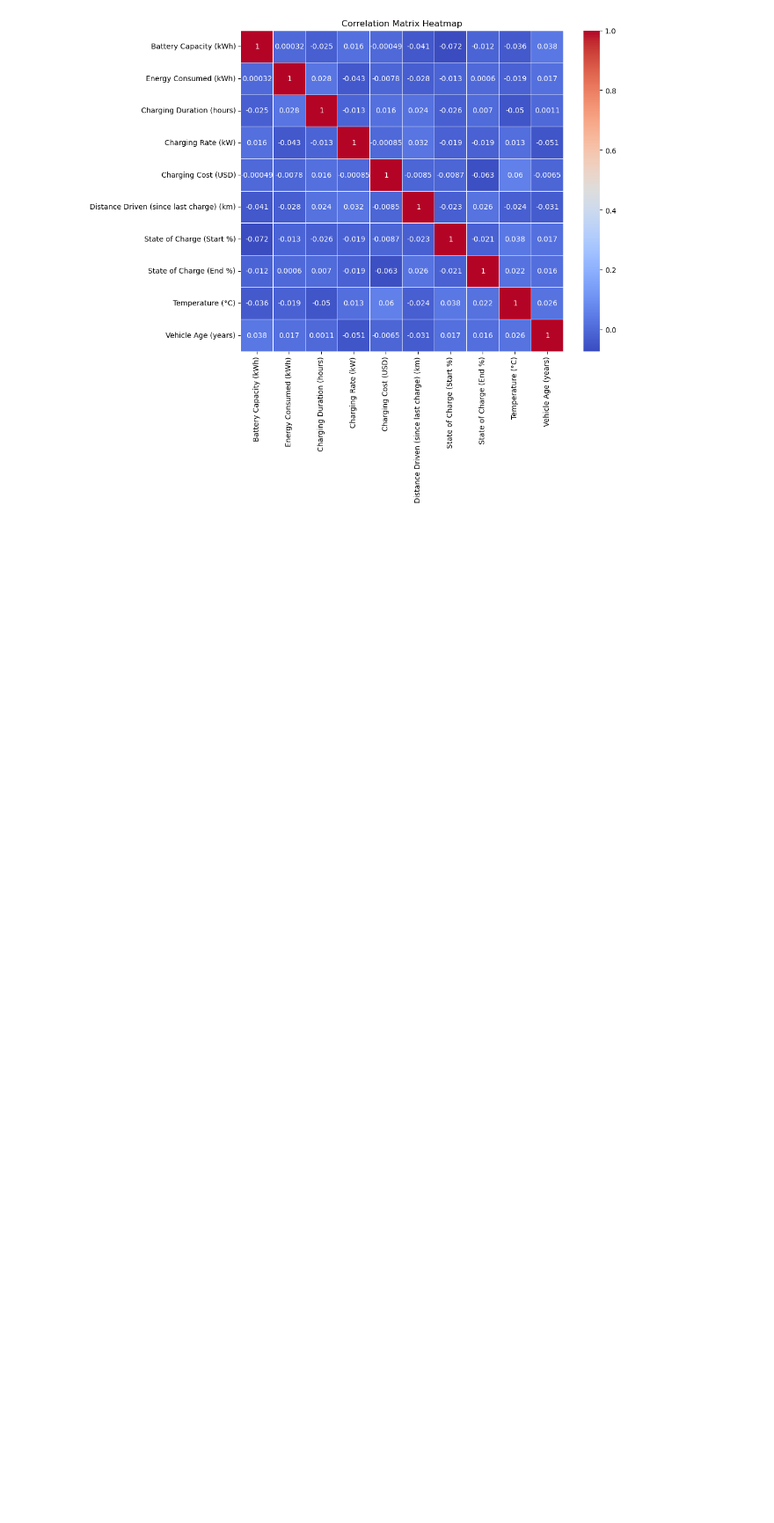
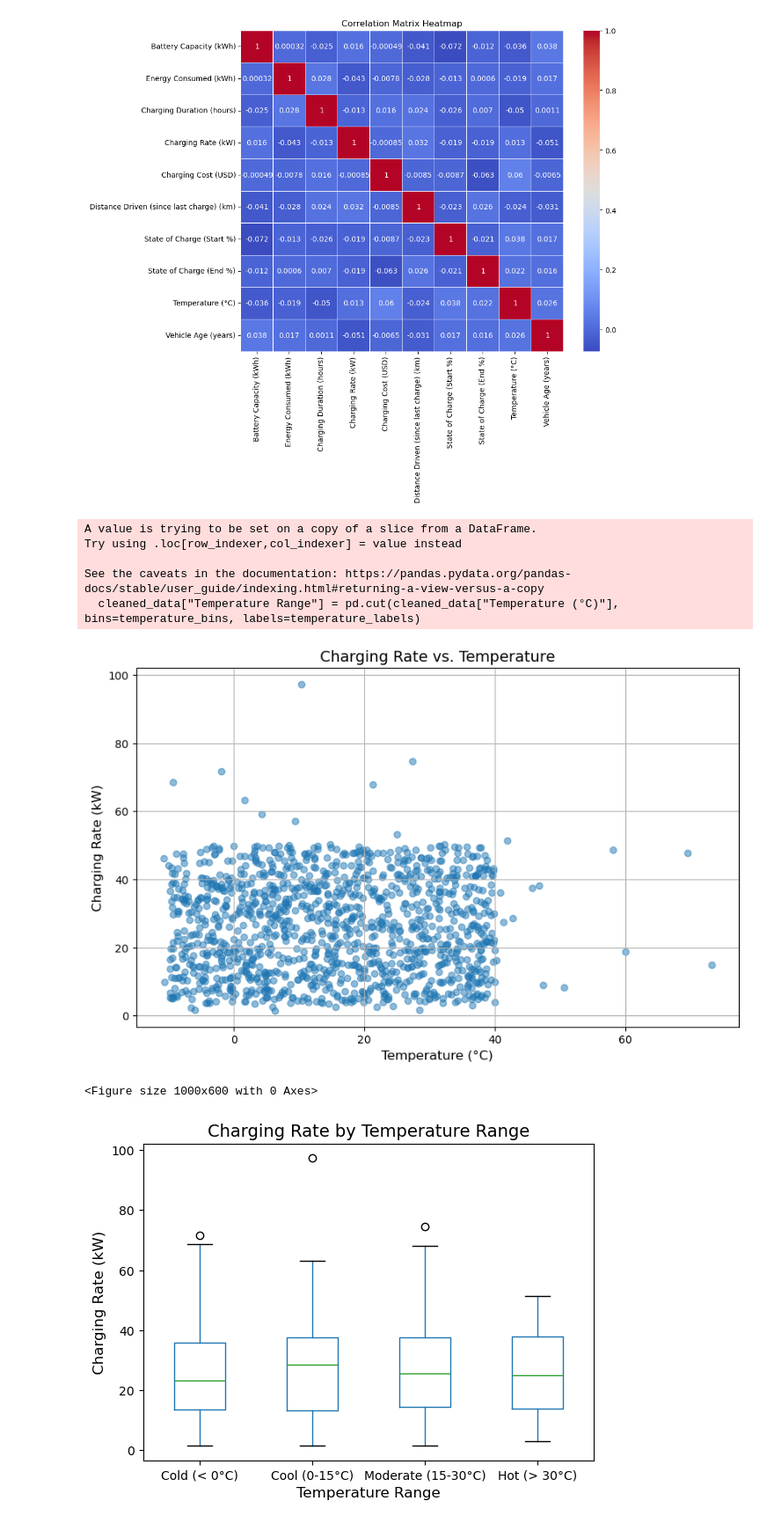
Before and after one commit to Hanllll/MA541_Course_Project, a Jupyter notebook: MA541_CourseProject.ipynb, the cells around one changed output. Shown at 88% size. Saved outputs shown, nothing was run; the diff lists cells and outputs as text; code cells hidden in the pictures; blank space fills up the shorter version.

```diff
--- a/MA541_CourseProject.ipynb
+++ b/MA541_CourseProject.ipynb
@@ -302,3 +303,41 @@ plt.title('Correlation Matrix Heatmap')
 plt.show()
 # %% [output]
 [figure]
+# %%
+# Data Cleaning: Filter out rows with missing or invalid values in relevant columns
+cleaned_data = df.dropna(subset=["Charging Rate (kW)", "Temperature (°C)"])
+
+# Define temperature ranges for categorization
+temperature_bins = [-float('inf'), 0, 15, 30, float('inf')]
+temperature_labels = ["Cold (< 0°C)", "Cool (0-15°C)", "Moderate (15-30°C)", "Hot (> 30°C)"]
+cleaned_data["Temperature Range"] = pd.cut(cleaned_data["Temperature (°C)"], bins=temperature_bins, labels=temperature_labels)
+
+# Visualize the relationship between temperature and charging rate
+import matplotlib.pyplot as plt
+
+# Scatter plot: Temperature vs. Charging Rate
+plt.figure(figsize=(10, 6))
+plt.scatter(cleaned_data["Temperature (°C)"], cleaned_data["Charging Rate (kW)"], alpha=0.5)
+plt.title("Charging Rate vs. Temperature", fontsize=14)
+plt.xlabel("Temperature (°C)", fontsize=12)
+plt.ylabel("Charging Rate (kW)", fontsize=12)
+plt.grid(True)
+plt.show()
+
+# Box plot: Charging Rate by Temperature Range
+plt.figure(figsize=(10, 6))
+cleaned_data.boxplot(column="Charging Rate (kW)", by="Temperature Range", grid=False)
+plt.title("Charging Rate by Temperature Range", fontsize=14)
+plt.xlabel("Temperature Range", fontsize=12)
+plt.ylabel("Charging Rate (kW)", fontsize=12)
+plt.suptitle("")  # Remove the default title
+plt.show()
+# %% [output]
+A value is trying to be set on a copy of a slice from a DataFrame.
+Try using .loc[row_indexer,col_indexer] = value instead
+
+See the caveats in the documentation: https://pandas.pydata.org/pandas-docs/stable/user_guide/indexing.html#returning-a-view-versus-a-copy
+  cleaned_data["Temperature Range"] = pd.cut(cleaned_data["Temperature (°C)"], bins=temperature_bins, labels=temperature_labels)
+[figure, added]
+<Figure size 1000x600 with 0 Axes>
+[figure, added]
```
Also changed, not shown: parts of 2 cells of this notebook, 4 other files.
